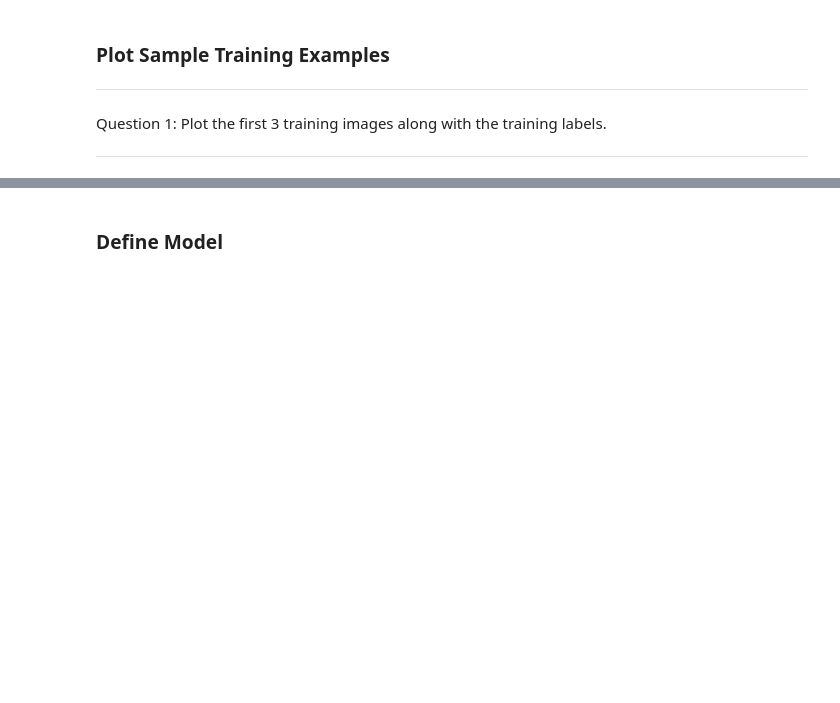
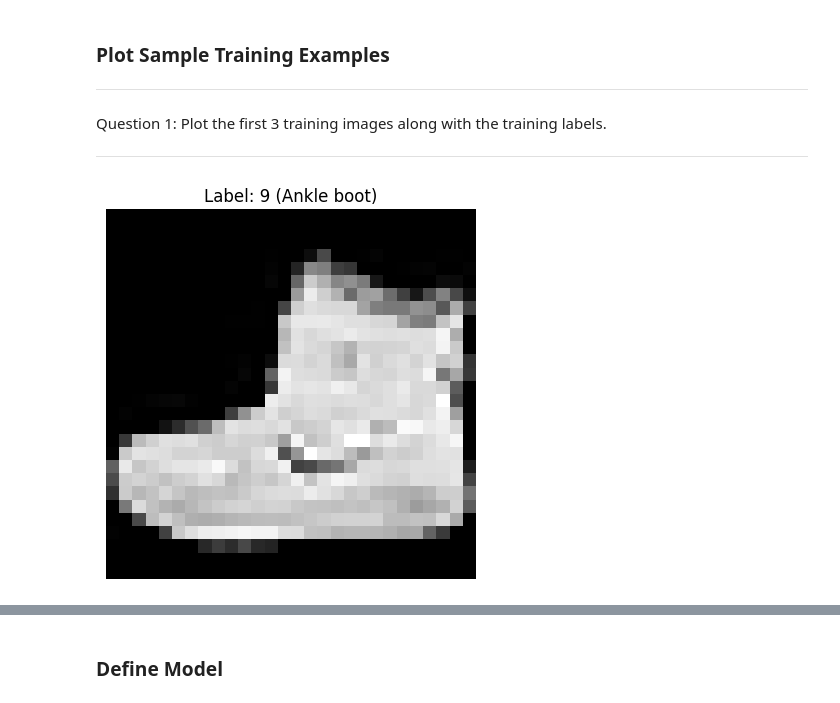
Before and after one commit to 3ffeisullin/Exercises, a Jupyter notebook: Fred_Feisullin_EmbeddedML_Assignment1_NN.ipynb, the cells around one changed output, grey strips where cells are left out. Drawn from its saved outputs; the diff is of its cells as text; code cells hidden in the pictures; blank space fills up the shorter version.

```diff
--- a/Fred_Feisullin_EmbeddedML_Assignment1_NN.ipynb
+++ b/Fred_Feisullin_EmbeddedML_Assignment1_NN.ipynb
@@ -173,0 +182,12 @@ Question 1: Plot the first 3 training images along with the training labels.
+# %%
+# TODO - plot 1st training example
+
+class_names = ['T-shirt/top', 'Trouser', 'Pullover', 'Dress', 'Coat',
+               'Sandal', 'Shirt', 'Sneaker', 'Bag', 'Ankle boot']
+
+plt.imshow(training_images[0], cmap='gray')  # Image 0: 28x28 grayscale pixel array
+plt.title(f"Label: {training_labels[0]} ({class_names[training_labels[0]]})")  # Numeric label + class name
+plt.axis('off')  # Hide axes since pixel coordinates aren't meaningful here
+plt.show()
+# %% [output]
+[figure, added]
```
Also changed, not shown: parts of 31 cells of this notebook.
